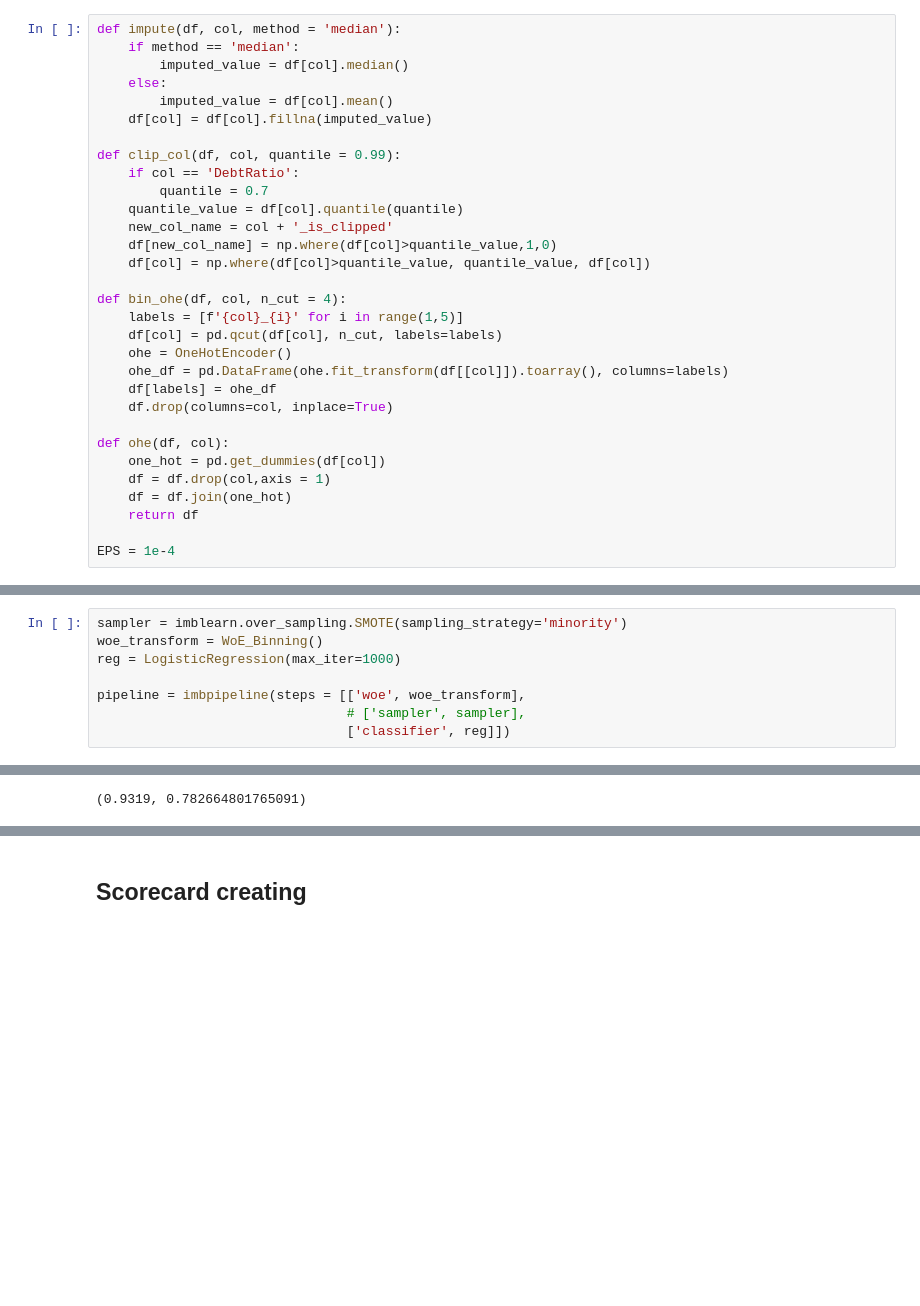
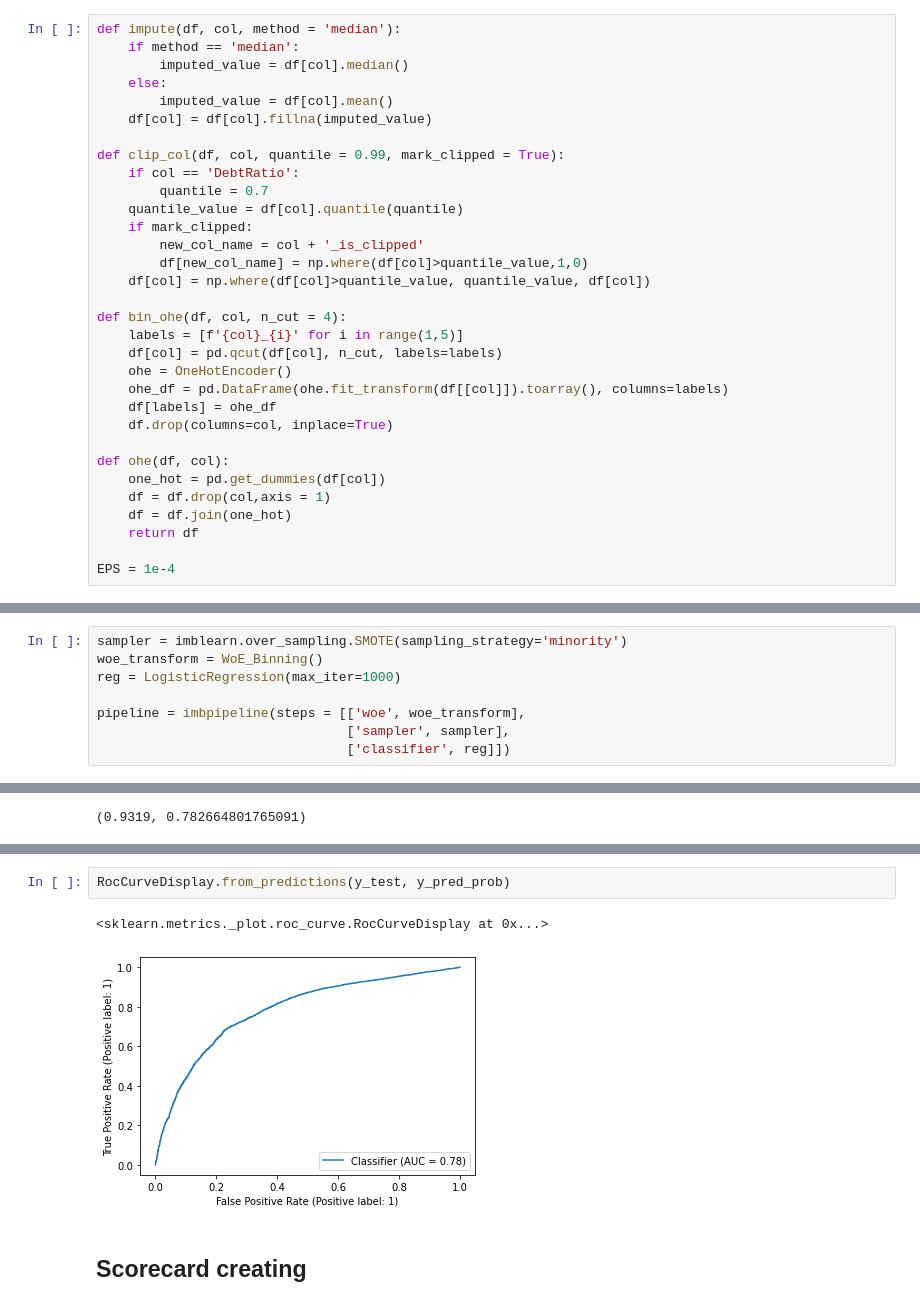
Before and after one commit to baole-org/ISFS-620-Credit-Scoring-Data, a Jupyter notebook: Credit score card.ipynb, the cells around one changed output, grey strips where cells are left out. Cells and saved outputs as stored; diff of their text form; blank space fills up the shorter version.

```diff
--- a/Credit score card.ipynb
+++ b/Credit score card.ipynb
@@ -85,12 +85,13 @@ def impute(df, col, method = 'median'):
         imputed_value = df[col].mean()
     df[col] = df[col].fillna(imputed_value)
 
-def clip_col(df, col, quantile = 0.99):
+def clip_col(df, col, quantile = 0.99, mark_clipped = True):
     if col == 'DebtRatio':
         quantile = 0.7
     quantile_value = df[col].quantile(quantile)
-    new_col_name = col + '_is_clipped'
-    df[new_col_name] = np.where(df[col]>quantile_value,1,0)
+    if mark_clipped:
+        new_col_name = col + '_is_clipped'
+        df[new_col_name] = np.where(df[col]>quantile_value,1,0)
     df[col] = np.where(df[col]>quantile_value, quantile_value, df[col])
 
 def bin_ohe(df, col, n_cut = 4):
@@ -449,5 +450,5 @@ woe_transform = WoE_Binning()
 reg = LogisticRegression(max_iter=1000)
 
 pipeline = imbpipeline(steps = [['woe', woe_transform],
-                                # ['sampler', sampler],
+                                ['sampler', sampler],
                                 ['classifier', reg]])
@@ -493,3 +468,8 @@ plot_roc(y_test, pipeline.predict_proba(X_test)[:,1])
+# %%
+RocCurveDisplay.from_predictions(y_test, y_pred_prob)
+# %% [output]
+<sklearn.metrics._plot.roc_curve.RocCurveDisplay at 0x...>
+[figure, added]
 # %% [markdown]
 ## Scorecard creating
 # %%
```
Also changed, not shown: parts of 12 cells of this notebook, 2 other files.
